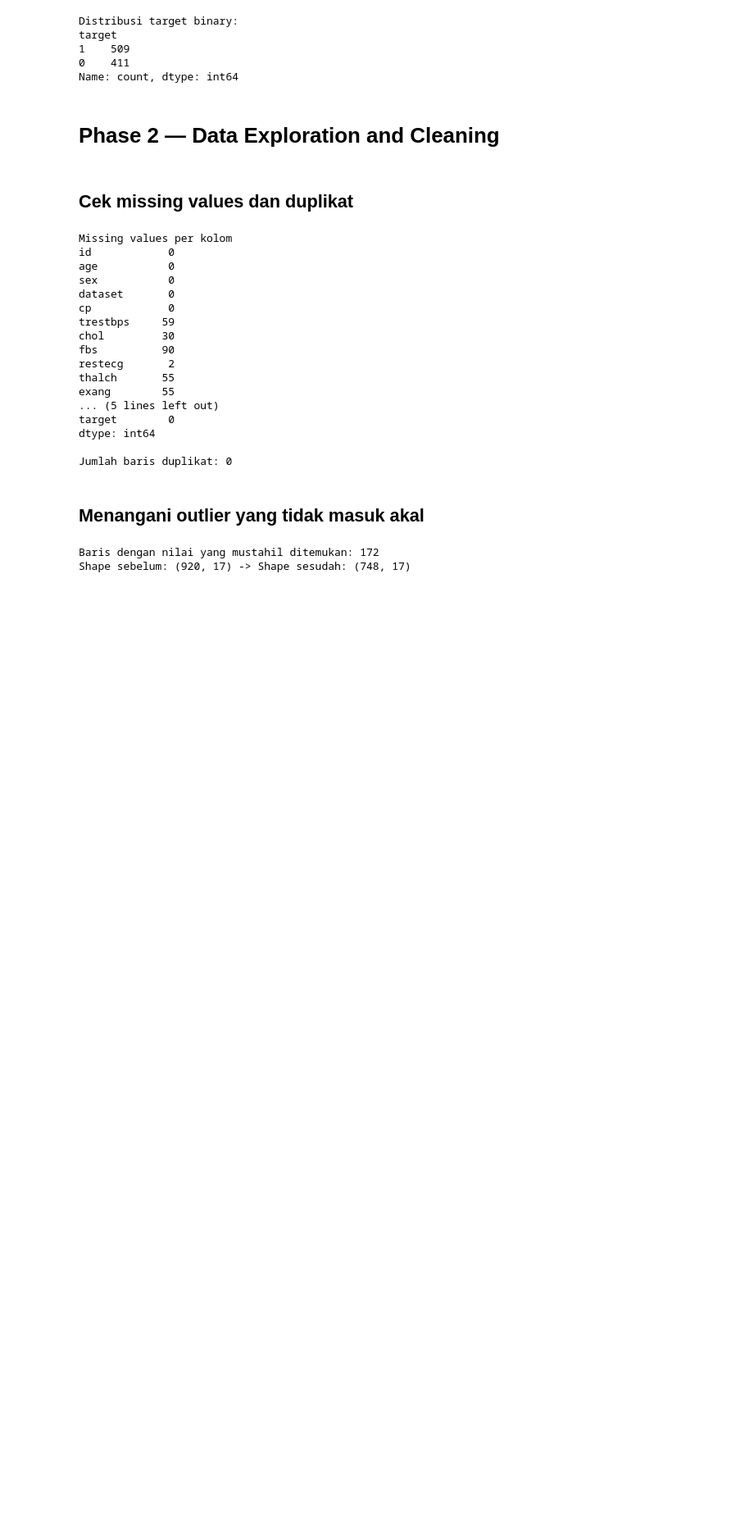
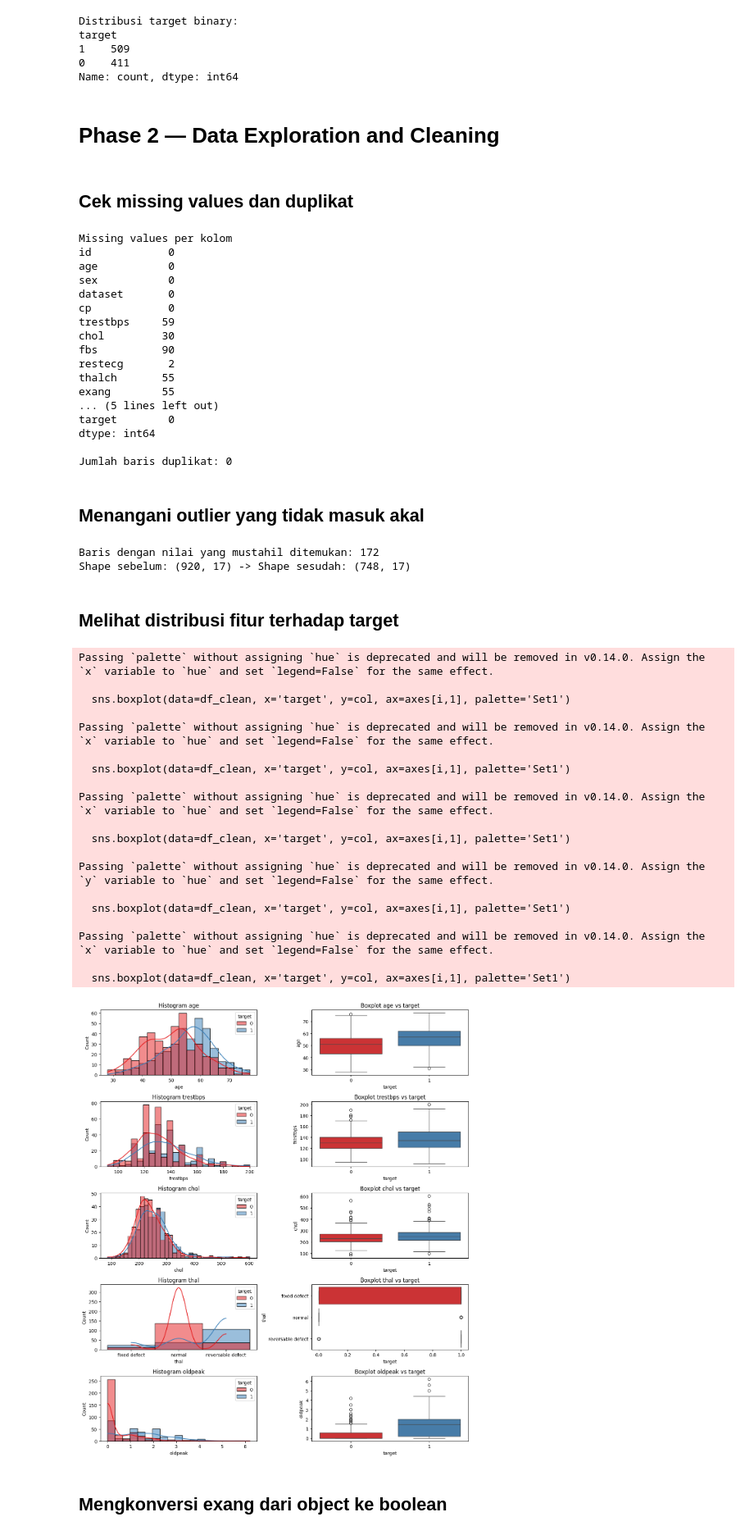
Before and after one commit to r021n/simple-machine-learing, a Jupyter notebook: Heart_Disease_Prediction.ipynb, the cells around one changed output. Shown at 82% size. Cells and saved outputs as stored; diff of their text form; code cells hidden in the pictures; blank space fills up the shorter version.

Commit message:
feat: complete phase 2 - clean outliers and explore feature distributions

```diff
--- a/Heart_Disease_Prediction.ipynb
+++ b/Heart_Disease_Prediction.ipynb
@@ -124,3 +124,39 @@ print("Shape sebelum:", df.shape, "->", "Shape sesudah:", df_clean.shape)
 # %% [output]
 Baris dengan nilai yang mustahil ditemukan: 172
 Shape sebelum: (920, 17) -> Shape sesudah: (748, 17)
+# %% [markdown]
+## Melihat distribusi fitur terhadap target
+# %%
+num_cols = ["age", "trestbps", "chol", "thal", "oldpeak"]
+
+fig, axes = plt.subplots(len(num_cols), 2, figsize=(12, 14))
+for i, col in enumerate(num_cols):
+  sns.histplot(data=df_clean, x=col, hue='target', kde=True, ax=axes[i, 0], palette='Set1')
+  axes[i,0].set_title(f'Histogram {col}')
+  sns.boxplot(data=df_clean, x='target', y=col, ax=axes[i,1], palette='Set1')
+  axes[i,1].set_title(f'Boxplot {col} vs target')
+plt.tight_layout()
+plt.show()
+# %% [output]
+Passing `palette` without assigning `hue` is deprecated and will be removed in v0.14.0. Assign the `x` variable to `hue` and set `legend=False` for the same effect.
+
+  sns.boxplot(data=df_clean, x='target', y=col, ax=axes[i,1], palette='Set1')
+
+Passing `palette` without assigning `hue` is deprecated and will be removed in v0.14.0. Assign the `x` variable to `hue` and set `legend=False` for the same effect.
+
+  sns.boxplot(data=df_clean, x='target', y=col, ax=axes[i,1], palette='Set1')
+
+Passing `palette` without assigning `hue` is deprecated and will be removed in v0.14.0. Assign the `x` variable to `hue` and set `legend=False` for the same effect.
+
+  sns.boxplot(data=df_clean, x='target', y=col, ax=axes[i,1], palette='Set1')
+
+Passing `palette` without assigning `hue` is deprecated and will be removed in v0.14.0. Assign the `y` variable to `hue` and set `legend=False` for the same effect.
+
+  sns.boxplot(data=df_clean, x='target', y=col, ax=axes[i,1], palette='Set1')
+
+Passing `palette` without assigning `hue` is deprecated and will be removed in v0.14.0. Assign the `x` variable to `hue` and set `legend=False` for the same effect.
+
+  sns.boxplot(data=df_clean, x='target', y=col, ax=axes[i,1], palette='Set1')
+[figure, added]
+# %% [markdown]
+## Mengkonversi exang dari object ke boolean
```
Also changed, not shown: parts of 3 cells of this notebook.
